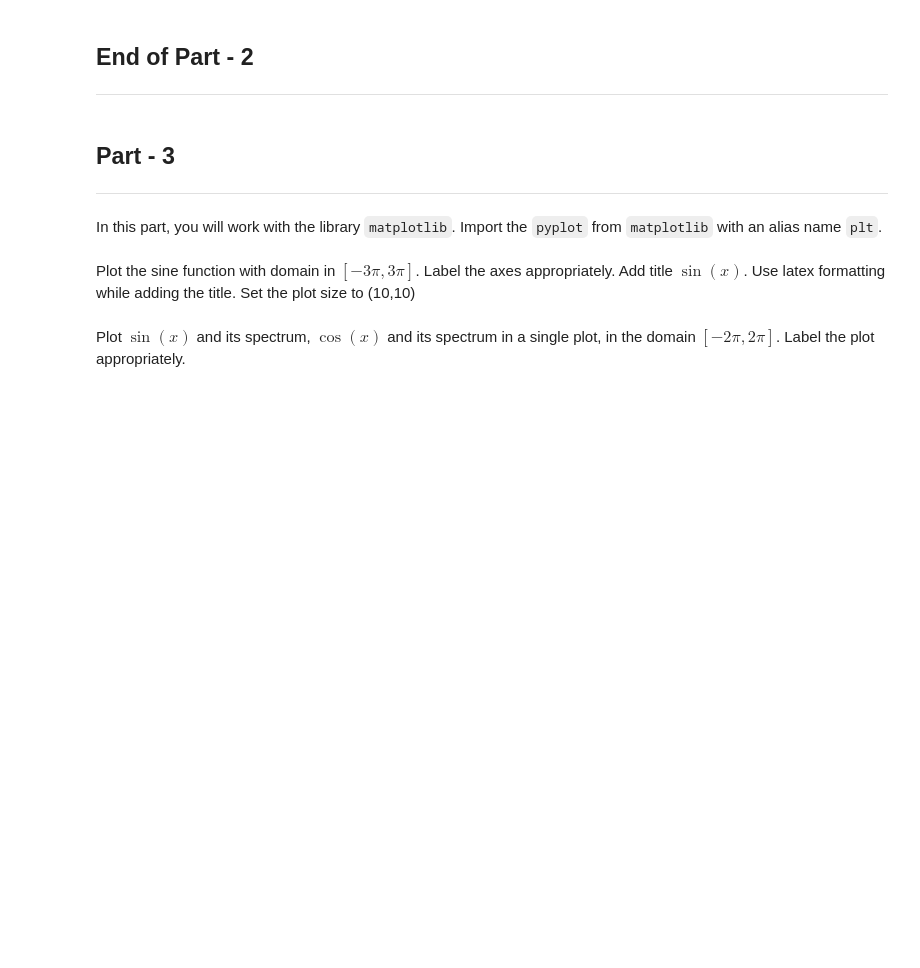
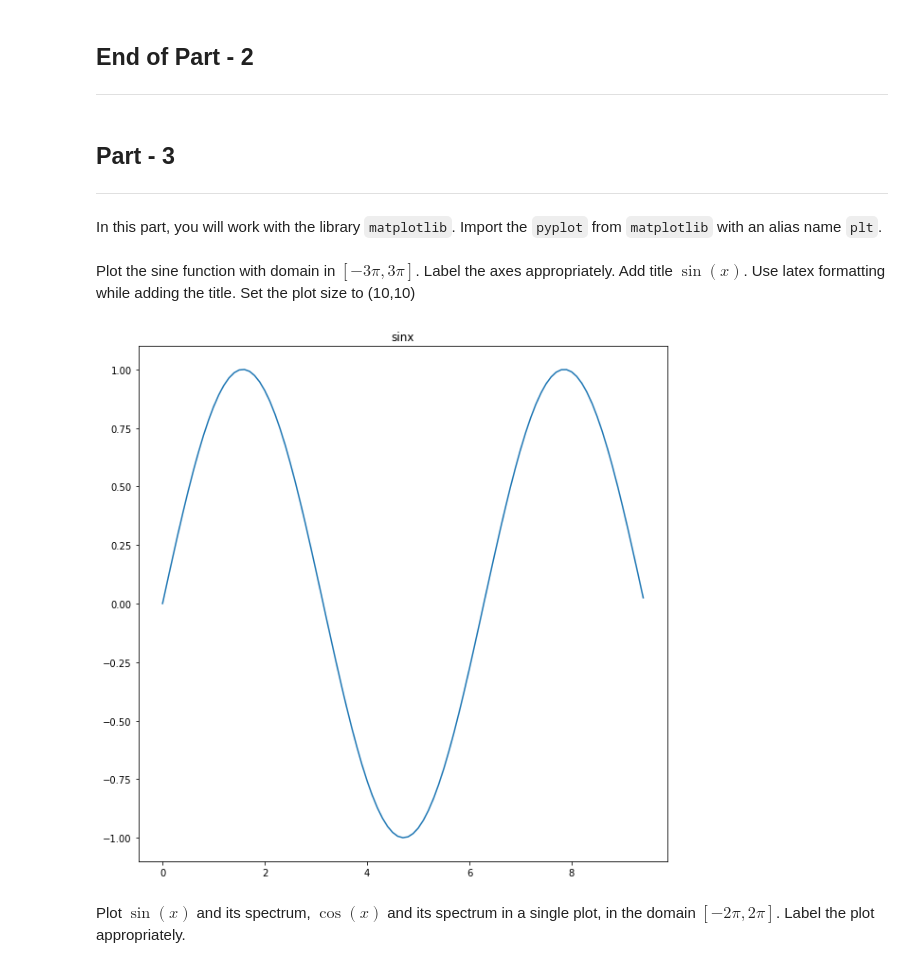
Before and after one commit to abhishek18f/SHALA2020, a Jupyter notebook: Assignment_1_DS.ipynb, the cells around one changed output. Saved outputs shown, nothing was run; the diff lists cells and outputs as text; code cells hidden in the pictures; blank space fills up the shorter version.

```diff
--- a/Assignment_1_DS.ipynb
+++ b/Assignment_1_DS.ipynb
@@ -212,4 +338,15 @@
 # %% [markdown]
 Plot the sine function with domain in $[-3\pi,3\pi]$. Label the axes appropriately. Add title $\sin(x)$. Use latex formatting while adding the title. Set the plot size to (10,10)
+# %%
+plt.figure(figsize=(10,10))
+x = np.arange(0,3*np.pi,0.1)
+y = np.sin(x)
+
+plt.plot(x,y)
+plt.title('sinx')
+
+plt.show()
+# %% [output]
+[figure, added]
 # %% [markdown]
 Plot $\sin(x)$ and its spectrum, $\cos(x)$ and its spectrum in a single plot, in the domain $[-2\pi,2\pi]$. Label the plot appropriately.
```
Also changed, not shown: parts of 16 cells of this notebook.
